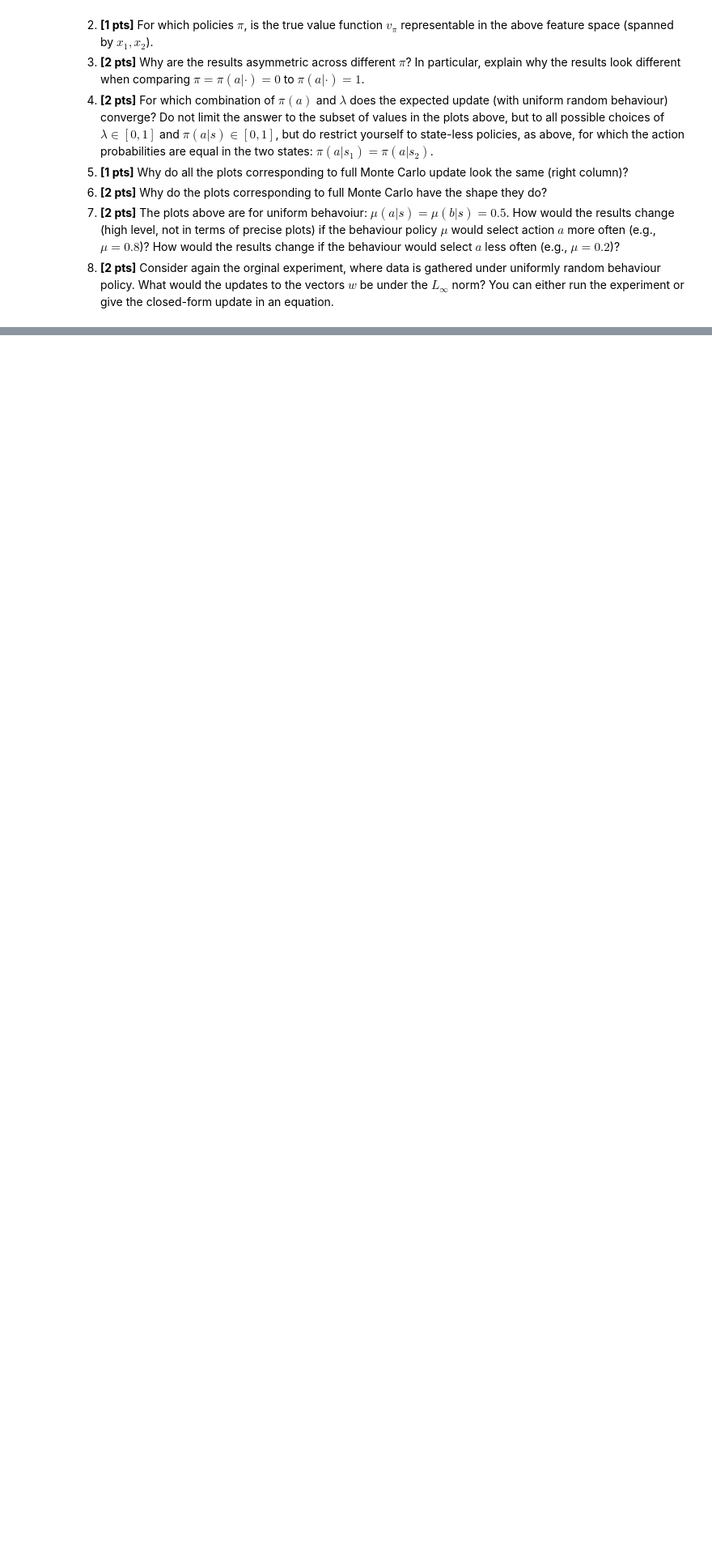
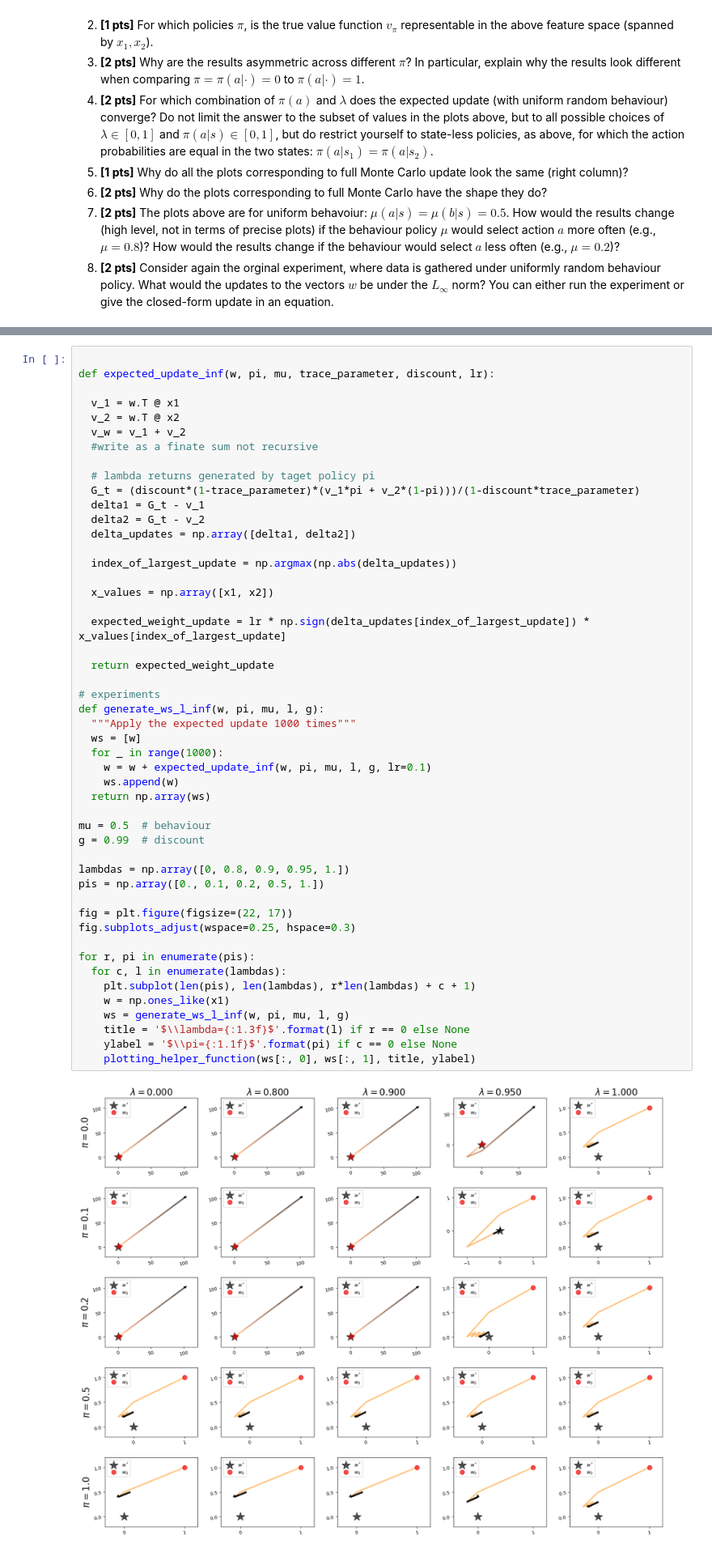
Before and after one commit to marcali/reinforcement_learning, a Jupyter notebook: UCL_RL_CW_2024,_part_II.ipynb, the cells around one changed output, grey strips where cells are left out. Shown at 81% size. Drawn from its saved outputs; the diff is of its cells as text; blank space fills up the shorter version.

```diff
--- a/UCL_RL_CW_2024,_part_II.ipynb
+++ b/UCL_RL_CW_2024,_part_II.ipynb
@@ -598,0 +584,51 @@ Therefore, convergence occurs when $\gamma = 1$, regardless of the values of $\p
+# %%
+
+def expected_update_inf(w, pi, mu, trace_parameter, discount, lr):
+
+  v_1 = w.T @ x1
+  v_2 = w.T @ x2
+  v_w = v_1 + v_2
+  #write as a finate sum not recursive
+
+  # lambda returns generated by taget policy pi
+  G_t = (discount*(1-trace_parameter)*(v_1*pi + v_2*(1-pi)))/(1-discount*trace_parameter)
+  delta1 = G_t - v_1
+  delta2 = G_t - v_2
+  delta_updates = np.array([delta1, delta2])
+
+  index_of_largest_update = np.argmax(np.abs(delta_updates))
+
+  x_values = np.array([x1, x2])
+
+  expected_weight_update = lr * np.sign(delta_updates[index_of_largest_update]) * x_values[index_of_largest_update]
+
+  return expected_weight_update
+
+# experiments
+def generate_ws_l_inf(w, pi, mu, l, g):
+  """Apply the expected update 1000 times"""
+  ws = [w]
+  for _ in range(1000):
+    w = w + expected_update_inf(w, pi, mu, l, g, lr=0.1)
+    ws.append(w)
+  return np.array(ws)
+
+mu = 0.5  # behaviour
+g = 0.99  # discount
+
+lambdas = np.array([0, 0.8, 0.9, 0.95, 1.])
+pis = np.array([0., 0.1, 0.2, 0.5, 1.])
+
+fig = plt.figure(figsize=(22, 17))
+fig.subplots_adjust(wspace=0.25, hspace=0.3)
+
+for r, pi in enumerate(pis):
+  for c, l in enumerate(lambdas):
+    plt.subplot(len(pis), len(lambdas), r*len(lambdas) + c + 1)
+    w = np.ones_like(x1)
+    ws = generate_ws_l_inf(w, pi, mu, l, g)
+    title = '$\\lambda={:1.3f}$'.format(l) if r == 0 else None
+    ylabel = '$\\pi={:1.1f}$'.format(pi) if c == 0 else None
+    plotting_helper_function(ws[:, 0], ws[:, 1], title, ylabel)
+# %% [output]
+[figure, added]
```
Also changed, not shown: parts of 4 cells of this notebook, 3 other files.
